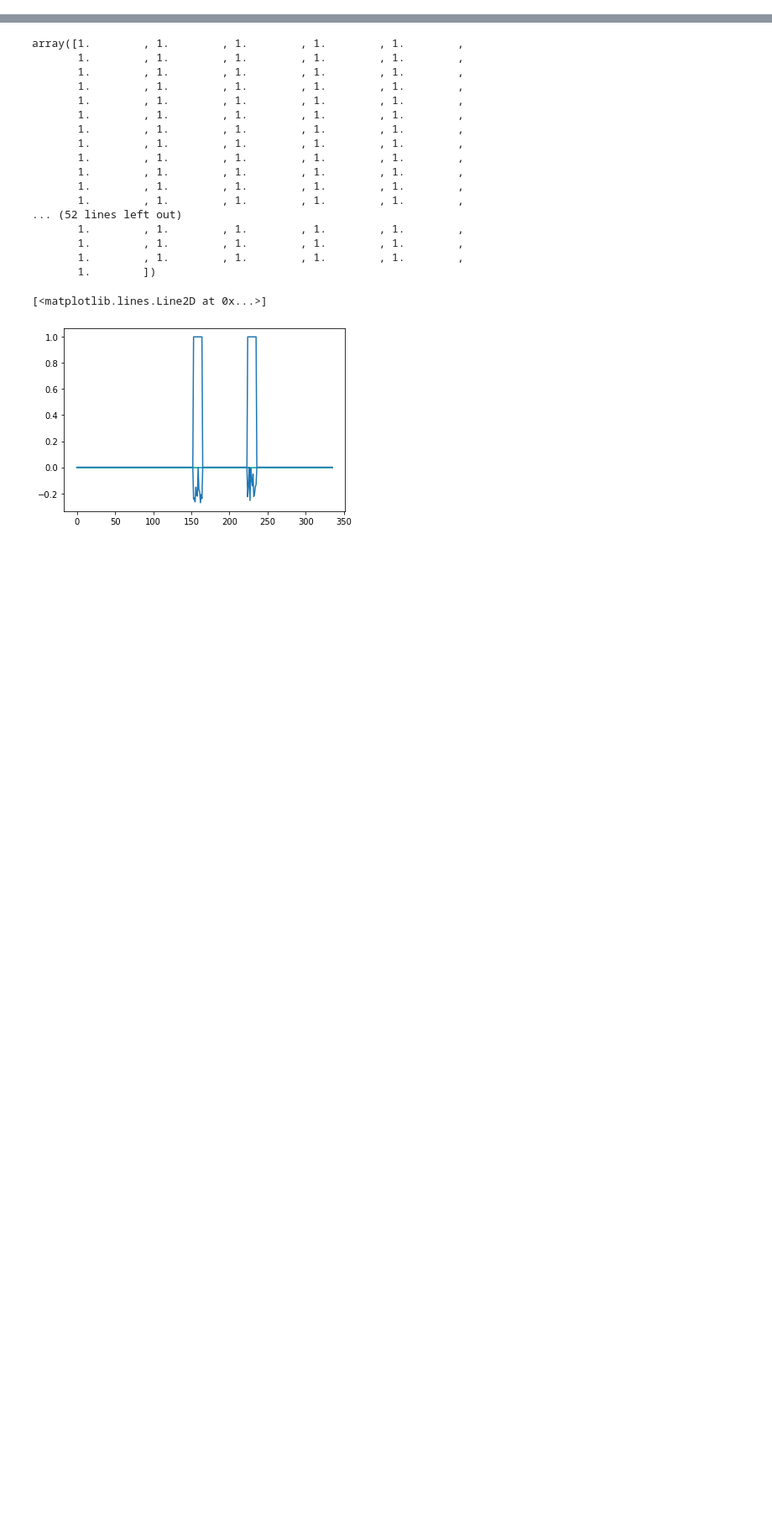
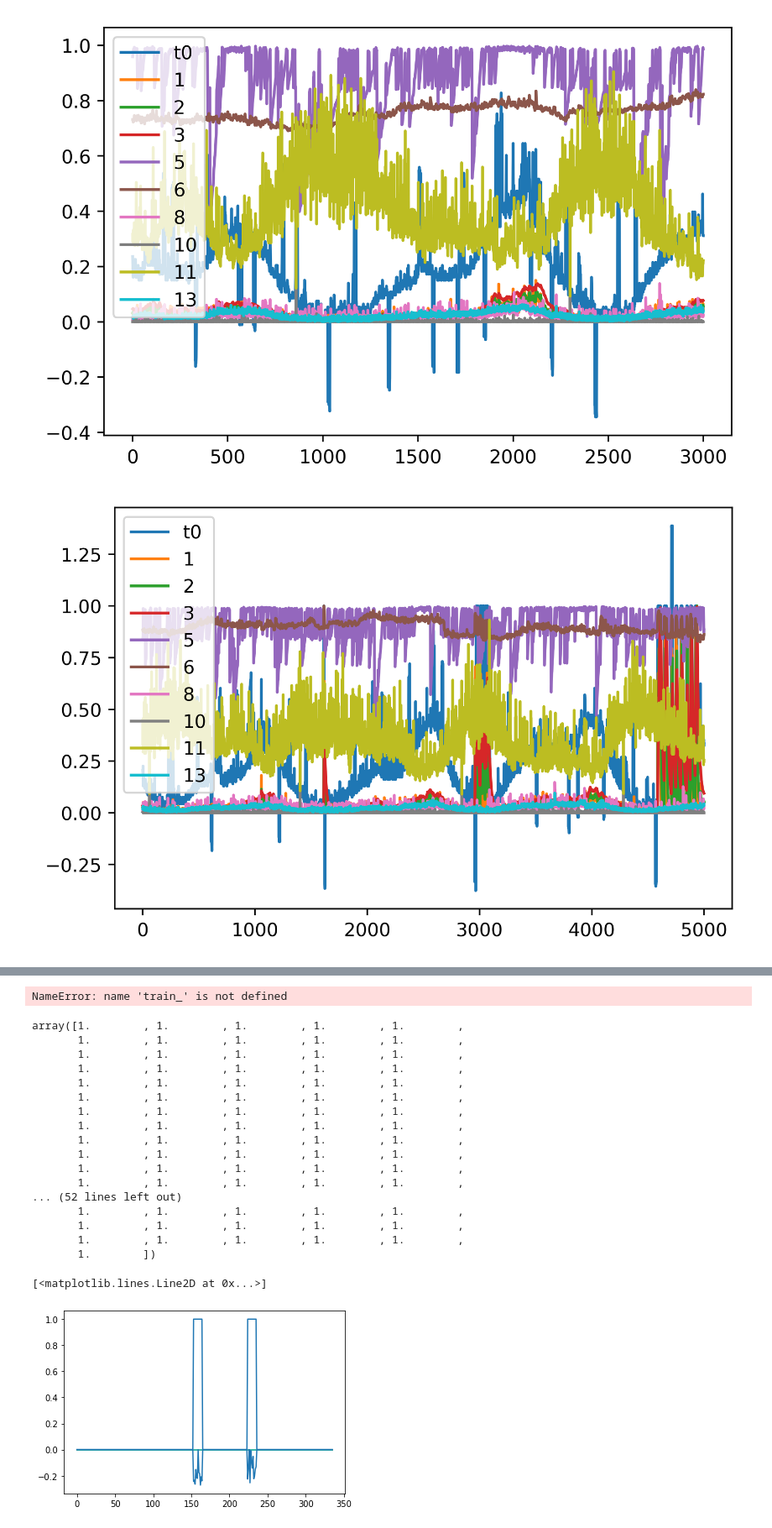
Before and after one commit to AKheli/RepBench, a Jupyter notebook: Repair/Dimensionality_Reduction/Dimensinaly_Reduction.ipynb, the cells around one changed output, grey strips where cells are left out. Shown at 84% size. Saved outputs shown, nothing was run; the diff lists cells and outputs as text; code cells hidden in the pictures; blank space fills up the shorter version.

```diff
--- a/Repair/Dimensionality_Reduction/Dimensinaly_Reduction.ipynb
+++ b/Repair/Dimensionality_Reduction/Dimensinaly_Reduction.ipynb
@@ -14,5 +14,10 @@ from sklearn.decomposition import PCA
 
 from matplotlib import pyplot as plt
 # %%
-scen1 = BaseScenario("YAHOO.csv")
+from Repair.Dimensionality_Reduction.CD.CD_Rec_estimator import CD_Rec_estimator
+from Repair.Dimensionality_Reduction.RobustPCA.Robust_pca_estimator import Robust_PCA_estimator
+
+
+
+scen = BaseScenario("msd.csv")
 # %% [output]
@@ -21,7 +26,15 @@ Data/YAHOO.csv
 # %%
+plt.rcParams['figure.dpi'] = 500
+for name , train , test in scen.name_train_test_iter:
+    train_injected , train_truth  , train_class= train["injected"] , train["truth"] , train["class"]
+    test_injected , test_truth  , test_class= test["injected"] , test["truth"] , test["class"]
 
-from Repair.Dimensionality_Reduction.CDrec.CD_Rec_estimator import weighted_CD_Rec_estimator
-n_components = 2
-injected = scen1.i_get_scenario(0)["injected"]
-delta = 1.5
-estim = weighted_CD_Rec_estimator(n_components=3,delta=delta,columns_to_repair=0,max_iter=1000)
+    train_injected.plot()
+    plt.show()
+    test_injected.plot()
+    plt.show()
+    print(train_injected.corr())
+    print(train_.corr())
+# %% [output]
+[figure, added]
+[figure, added]
@@ -28,3 +58,4 @@ estim = weighted_CD_Rec_estimator(n_components=3,delta=delta,columns_to_repair=0
+NameError: name 'train_' is not defined
 # %%
 repair = estim.reduce(injected,n_components)
 # %%
```
Also changed, not shown: parts of 2 cells of this notebook, 5 other files.
